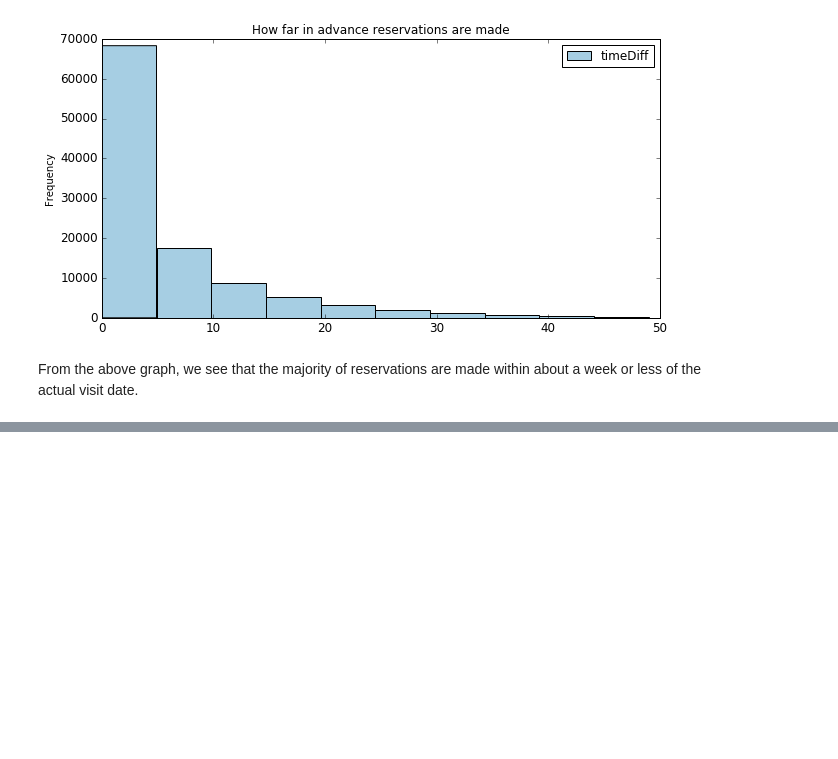
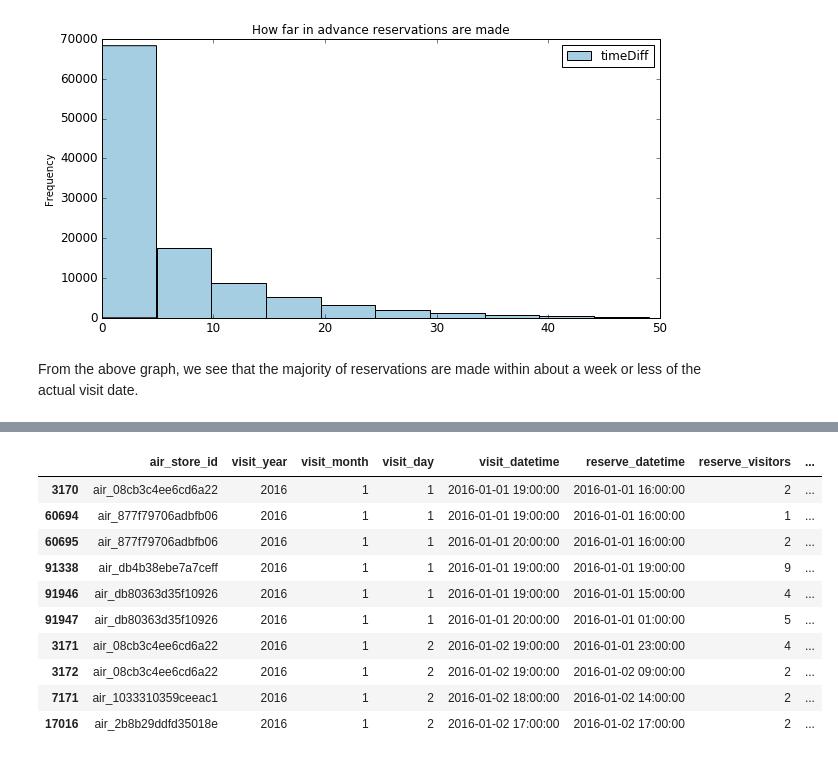
Before and after one commit to jieunyoo/kaggle-recruit-restaurant-predictions, a Jupyter notebook: 03-data-visualization.ipynb, the cells around one changed output, grey strips where cells are left out. Saved outputs shown, nothing was run; the diff lists cells and outputs as text; code cells hidden in the pictures; blank space fills up the shorter version.

```diff
--- a/03-data-visualization.ipynb
+++ b/03-data-visualization.ipynb
@@ -227,0 +238,14 @@ From the above graph, we see that the majority of reservations are made within a
+# %%
+trainDF.head(10)
+# %% [output]
+|  | air_store_id | visit_year | visit_month | visit_day | visit_datetime | reserve_datetime | reserve_visitors | ... |
+| 3170 | air_08cb3c4ee6cd6a22 | 2016 | 1 | 1 | 2016-01-01 19:00:00 | 2016-01-01 16:00:00 | 2 | ... |
+| 60694 | air_877f79706adbfb06 | 2016 | 1 | 1 | 2016-01-01 19:00:00 | 2016-01-01 16:00:00 | 1 | ... |
+| 60695 | air_877f79706adbfb06 | 2016 | 1 | 1 | 2016-01-01 20:00:00 | 2016-01-01 16:00:00 | 2 | ... |
+| 91338 | air_db4b38ebe7a7ceff | 2016 | 1 | 1 | 2016-01-01 19:00:00 | 2016-01-01 19:00:00 | 9 | ... |
+| 91946 | air_db80363d35f10926 | 2016 | 1 | 1 | 2016-01-01 19:00:00 | 2016-01-01 15:00:00 | 4 | ... |
+| 91947 | air_db80363d35f10926 | 2016 | 1 | 1 | 2016-01-01 20:00:00 | 2016-01-01 01:00:00 | 5 | ... |
+| 3171 | air_08cb3c4ee6cd6a22 | 2016 | 1 | 2 | 2016-01-02 19:00:00 | 2016-01-01 23:00:00 | 4 | ... |
+| 3172 | air_08cb3c4ee6cd6a22 | 2016 | 1 | 2 | 2016-01-02 19:00:00 | 2016-01-02 09:00:00 | 2 | ... |
+| 7171 | air_1033310359ceeac1 | 2016 | 1 | 2 | 2016-01-02 18:00:00 | 2016-01-02 14:00:00 | 2 | ... |
+| 17016 | air_2b8b29ddfd35018e | 2016 | 1 | 2 | 2016-01-02 17:00:00 | 2016-01-02 17:00:00 | 2 | ... |
```
Also changed, not shown: parts of 4 cells of this notebook.
